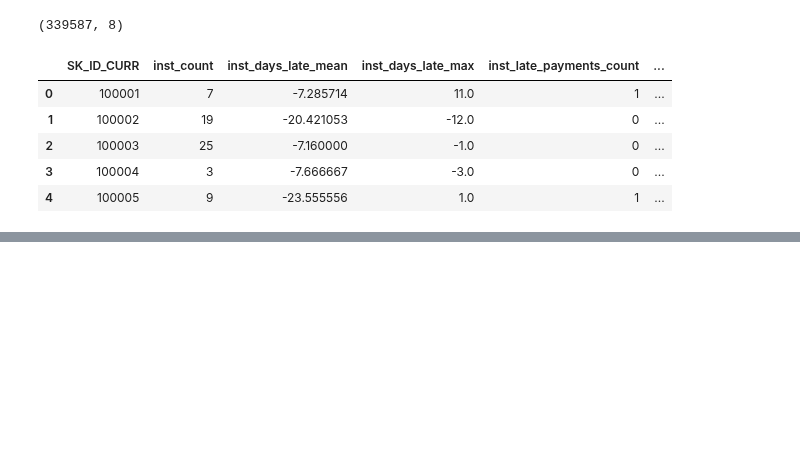
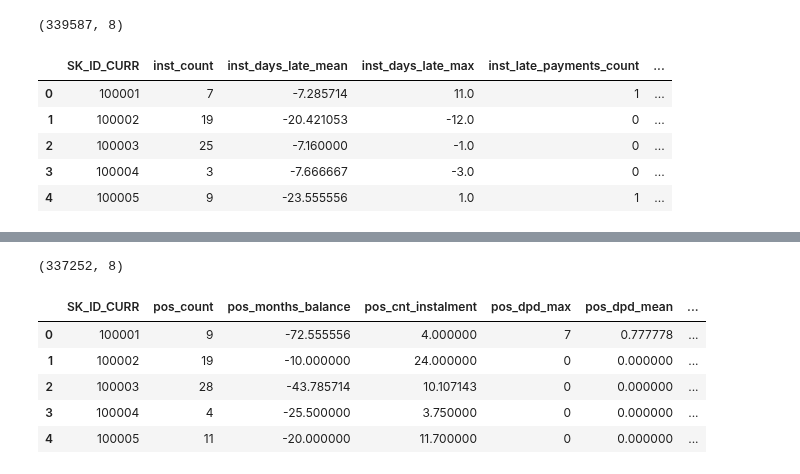
Before and after one commit to Mekhty111/Home-Credit-Default-Risk, a Jupyter notebook: notebooks /03_feature_engineering.ipynb, the cells around one changed output, grey strips where cells are left out. Drawn from its saved outputs; the diff is of its cells as text; code cells hidden in the pictures; blank space fills up the shorter version.

```diff
--- a/notebooks /03_feature_engineering.ipynb
+++ b/notebooks /03_feature_engineering.ipynb
@@ -168,0 +195,22 @@ inst_agg.head()
+# %%
+pos_agg = pos.groupby('SK_ID_CURR').agg(
+    pos_count             = ('SK_ID_PREV', 'count'),
+    pos_months_balance    = ('MONTHS_BALANCE', 'mean'),
+    pos_cnt_instalment    = ('CNT_INSTALMENT', 'mean'),
+    pos_dpd_max           = ('SK_DPD', 'max'),
+    pos_dpd_mean          = ('SK_DPD', 'mean'),
+    pos_dpd_nonzero       = ('SK_DPD', lambda x: (x > 0).sum()),
+    pos_completed_count   = ('NAME_CONTRACT_STATUS',
+                             lambda x: (x == 'Completed').sum()),
+).reset_index()
+
+print(pos_agg.shape)
+pos_agg.head()
+# %% [output]
+(337252, 8)
+|  | SK_ID_CURR | pos_count | pos_months_balance | pos_cnt_instalment | pos_dpd_max | pos_dpd_mean | ... |
+| 0 | 100001 | 9 | -72.555556 | 4.000000 | 7 | 0.777778 | ... |
+| 1 | 100002 | 19 | -10.000000 | 24.000000 | 0 | 0.000000 | ... |
+| 2 | 100003 | 28 | -43.785714 | 10.107143 | 0 | 0.000000 | ... |
+| 3 | 100004 | 4 | -25.500000 | 3.750000 | 0 | 0.000000 | ... |
+| 4 | 100005 | 11 | -20.000000 | 11.700000 | 0 | 0.000000 | ... |
```
Also changed, not shown: parts of 5 cells of this notebook, 1 other file.
